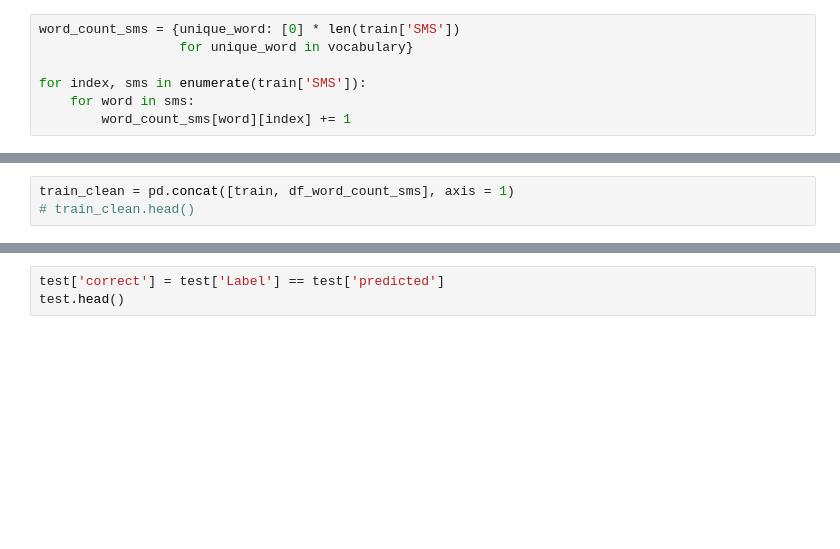
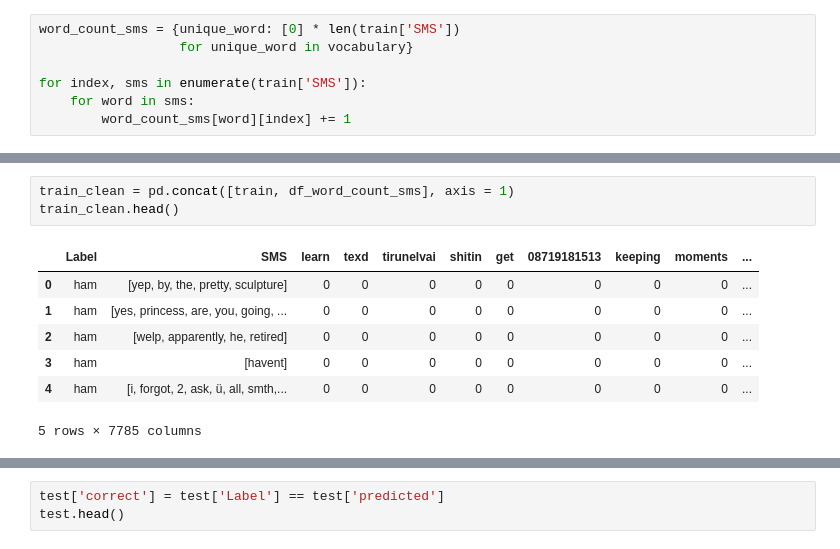
Before and after one commit to PeterZelinka/First-repository, a Jupyter notebook: Code.ipynb, the cells around one changed output, grey strips where cells are left out. Drawn from its saved outputs; the diff is of its cells as text; blank space fills up the shorter version.

```diff
--- a/Code.ipynb
+++ b/Code.ipynb
@@ -99,3 +131,11 @@ df_word_count_sms = pd.DataFrame(word_count_sms)
 # %%
 train_clean = pd.concat([train, df_word_count_sms], axis = 1)
-# train_clean.head()
+train_clean.head()
+# %% [output]
+|  | Label | SMS | learn | texd | tirunelvai | shitin | get | 08719181513 | keeping | moments | ... |
+| 0 | ham | [yep, by, the, pretty, sculpture] | 0 | 0 | 0 | 0 | 0 | 0 | 0 | 0 | ... |
+| 1 | ham | [yes, princess, are, you, going, ... | 0 | 0 | 0 | 0 | 0 | 0 | 0 | 0 | ... |
+| 2 | ham | [welp, apparently, he, retired] | 0 | 0 | 0 | 0 | 0 | 0 | 0 | 0 | ... |
+| 3 | ham | [havent] | 0 | 0 | 0 | 0 | 0 | 0 | 0 | 0 | ... |
+| 4 | ham | [i, forgot, 2, ask, ü, all, smth,... | 0 | 0 | 0 | 0 | 0 | 0 | 0 | 0 | ... |
+5 rows × 7785 columns
```
Also changed, not shown: parts of 28 cells of this notebook.
